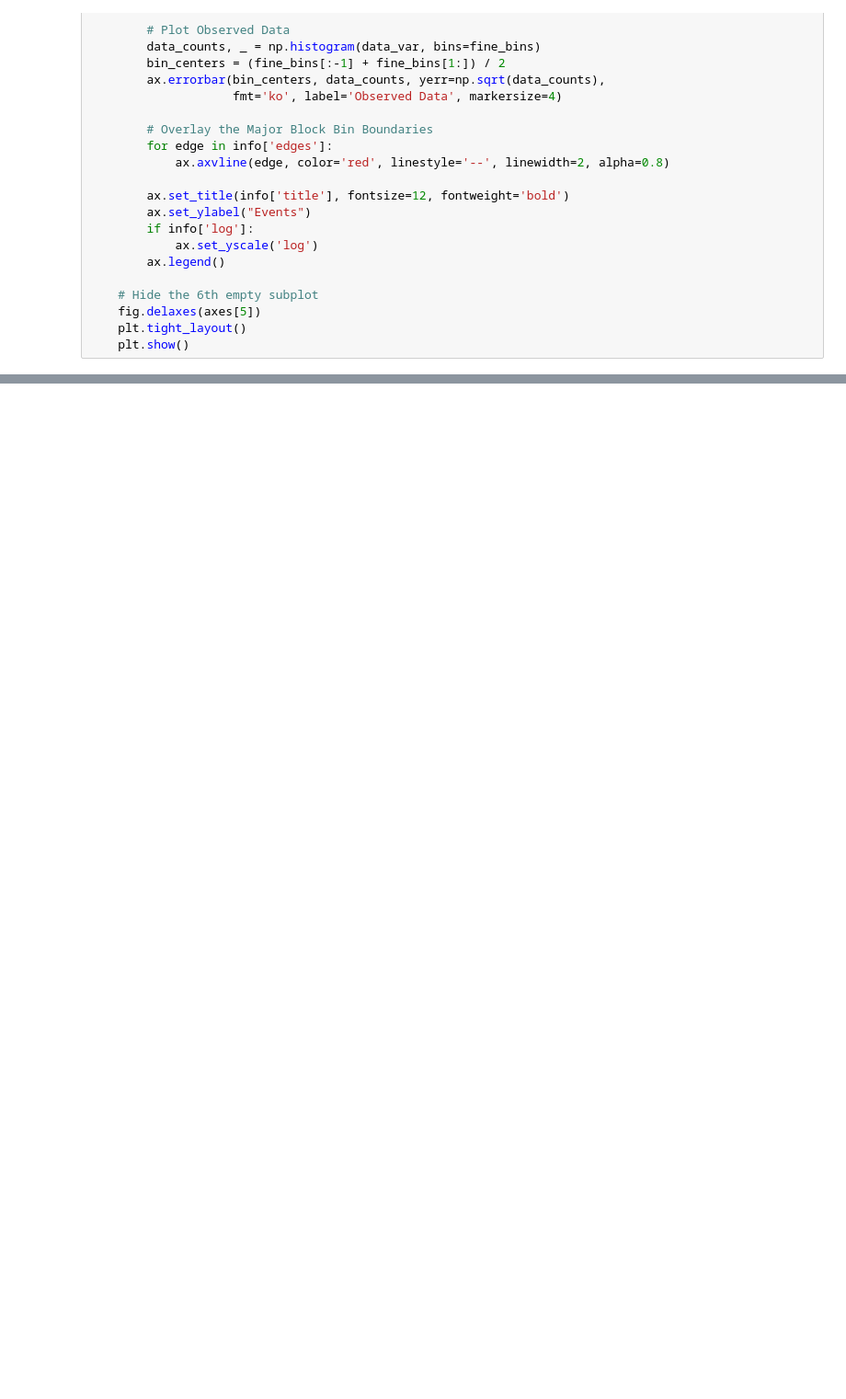
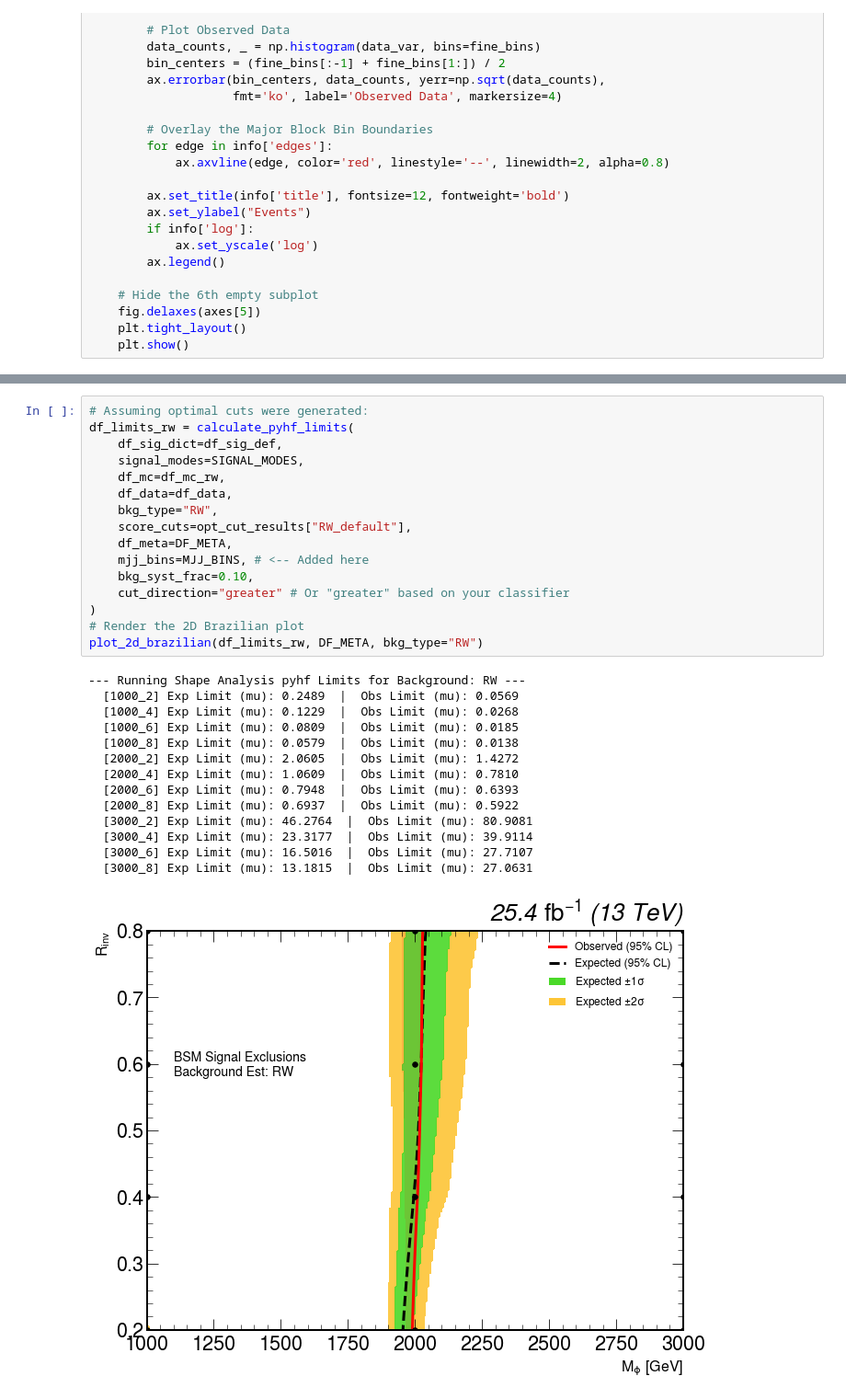
Before and after one commit to sherkaicode/Non-Resonant-AD, a Jupyter notebook: 5_NRAD_Anomaly_ver2.ipynb, the cells around one changed output, grey strips where cells are left out. Shown at 92% size. Drawn from its saved outputs; the diff is of its cells as text; blank space fills up the shorter version.

```diff
--- a/5_NRAD_Anomaly_ver2.ipynb
+++ b/5_NRAD_Anomaly_ver2.ipynb
@@ -1479,0 +1854,31 @@ Bkg passing cut:  5284063
+# %%
+# Assuming optimal cuts were generated:
+df_limits_rw = calculate_pyhf_limits(
+    df_sig_dict=df_sig_def,
+    signal_modes=SIGNAL_MODES,
+    df_mc=df_mc_rw,
+    df_data=df_data,
+    bkg_type="RW",
+    score_cuts=opt_cut_results["RW_default"],
+    df_meta=DF_META,
+    mjj_bins=MJJ_BINS, # <-- Added here
+    bkg_syst_frac=0.10,
+    cut_direction="greater" # Or "greater" based on your classifier
+)
+# Render the 2D Brazilian plot
+plot_2d_brazilian(df_limits_rw, DF_META, bkg_type="RW")
+# %% [output]
+--- Running Shape Analysis pyhf Limits for Background: RW ---
+  [1000_2] Exp Limit (mu): 0.2489  |  Obs Limit (mu): 0.0569
+  [1000_4] Exp Limit (mu): 0.1229  |  Obs Limit (mu): 0.0268
+  [1000_6] Exp Limit (mu): 0.0809  |  Obs Limit (mu): 0.0185
+  [1000_8] Exp Limit (mu): 0.0579  |  Obs Limit (mu): 0.0138
+  [2000_2] Exp Limit (mu): 2.0605  |  Obs Limit (mu): 1.4272
+  [2000_4] Exp Limit (mu): 1.0609  |  Obs Limit (mu): 0.7810
+  [2000_6] Exp Limit (mu): 0.7948  |  Obs Limit (mu): 0.6393
+  [2000_8] Exp Limit (mu): 0.6937  |  Obs Limit (mu): 0.5922
+  [3000_2] Exp Limit (mu): 46.2764  |  Obs Limit (mu): 80.9081
+  [3000_4] Exp Limit (mu): 23.3177  |  Obs Limit (mu): 39.9114
+  [3000_6] Exp Limit (mu): 16.5016  |  Obs Limit (mu): 27.7107
+  [3000_8] Exp Limit (mu): 13.1815  |  Obs Limit (mu): 27.0631
+[figure, added]
```
Also changed, not shown: parts of 18 cells of this notebook, 5 other files.
